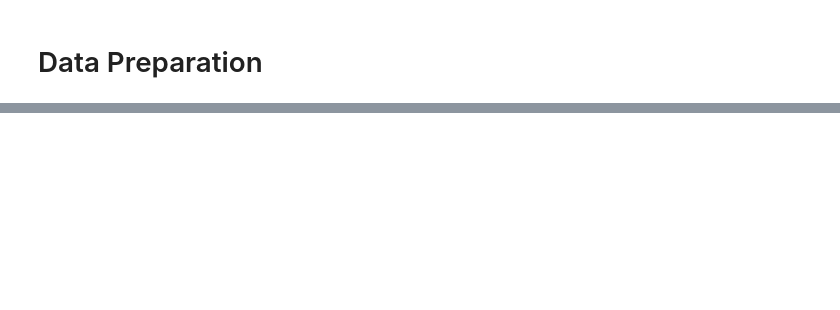
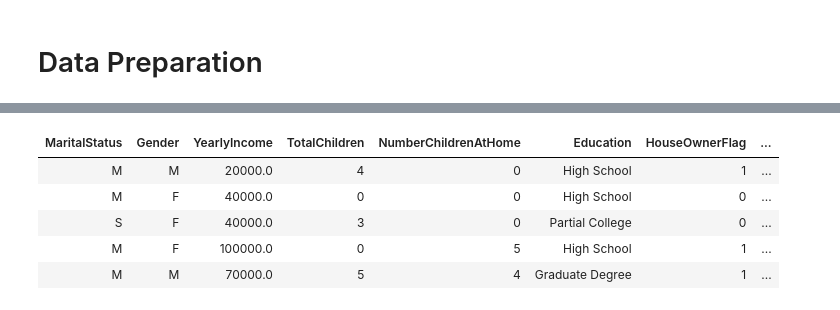
Before and after one commit to davew-msft/MLOps-E2E, a Jupyter notebook: BikeBuyer/ADBnotebooks/DataEngineering/Ingest.ipynb, the cells around one changed output, grey strips where cells are left out. Saved outputs shown, nothing was run; the diff lists cells and outputs as text; code cells hidden in the pictures; blank space fills up the shorter version.

```diff
--- a/BikeBuyer/ADBnotebooks/DataEngineering/Ingest.ipynb
+++ b/BikeBuyer/ADBnotebooks/DataEngineering/Ingest.ipynb
@@ -83,0 +82,2 @@ TableA = spark.createDataFrame(valuesA,['name','id'])
+# %%
+data_purchases_all_trans = data_purchases_all.withColumn('LoyaltyCardID2',data_purchases_all.LoyaltyCardID).withColumn('Region2',data_purchases_all.Region)
@@ -83,0 +95,2 @@ TableA = spark.createDataFrame(valuesA,['name','id'])
+# %%
+data_purchases_all_trans = data_purchases_all_trans.drop("LoyaltyCardID", "Region")
@@ -84,5 +99,5 @@ TableA = spark.createDataFrame(valuesA,['name','id'])
 # %%
-full_outer_join = data_potential_all.join(data_purchases_all, data_potential_all.LoyaltyCardID == data_purchases_all.LoyaltyCardID,how='full') # Could also use 'full_outer'
+all_data = data_potential_all.join(data_purchases_all_trans, data_potential_all.LoyaltyCardID == data_purchases_all_trans.LoyaltyCardID2,how='full_outer') # Could also use 'full'
 full_outer_join.show()
 # %% [output]
 [interactive output not drawn]
@@ -95,3 +110,5 @@ display(full_outer_join.limit(5))
 | 11317 | United States | Victoria | D | Russell | 1963-09-14T00:00:00.000+0000 | S | F | victoria66@adventure-works.com | ... |
 | 11458 | Australia | Bianca | K | Liu | 1978-10-03T00:00:00.000+0000 | M | F | bianca3@adventure-works.com | ... |
 | 11748 | Canada | Blake | NULL | Hill | 1964-01-15T00:00:00.000+0000 | M | M | blake30@adventure-works.com | ... |
+# %%
+ trans1 = all_data.select("MaritalStatus", "Gender", "YearlyIncome", "TotalChildren", "NumberChildrenAtHome", "Education", "HouseOwnerFlag", "NumberCarsOwned", "CommuteDistance", "Region", "BirthDate", "Age", "Bikes")
@@ -97,0 +117,9 @@ display(full_outer_join.limit(5))
+# %%
+display(trans1.limit(5))
+# %% [output]
+| MaritalStatus | Gender | YearlyIncome | TotalChildren | NumberChildrenAtHome | Education | HouseOwnerFlag | ... |
+| M | M | 20000.0 | 4 | 0 | High School | 1 | ... |
+| M | F | 40000.0 | 0 | 0 | High School | 0 | ... |
+| S | F | 40000.0 | 3 | 0 | Partial College | 0 | ... |
+| M | F | 100000.0 | 0 | 5 | High School | 1 | ... |
+| M | M | 70000.0 | 5 | 4 | Graduate Degree | 1 | ... |
```
Also changed, not shown: parts of 15 cells of this notebook.
